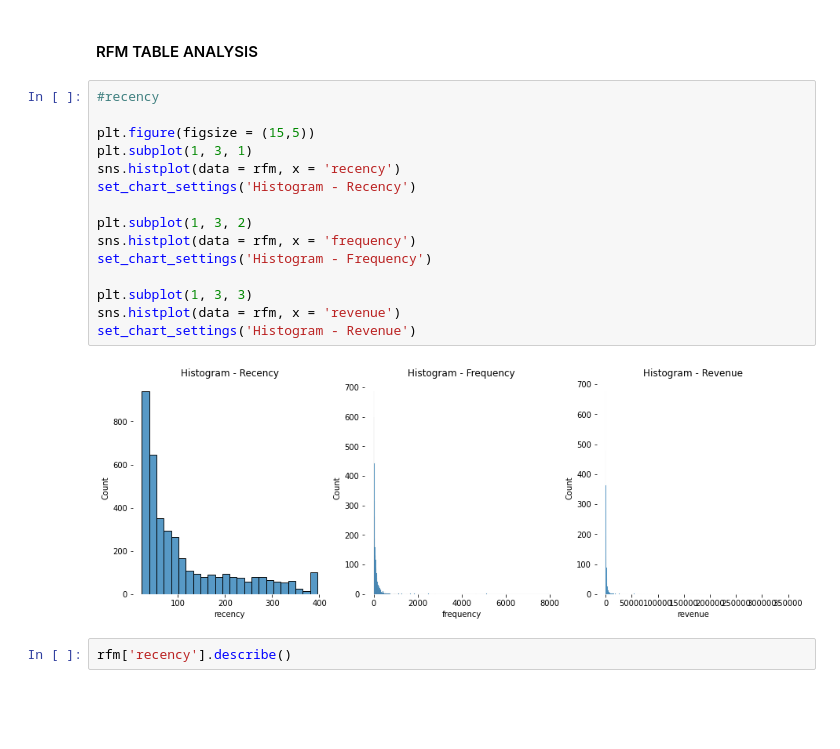
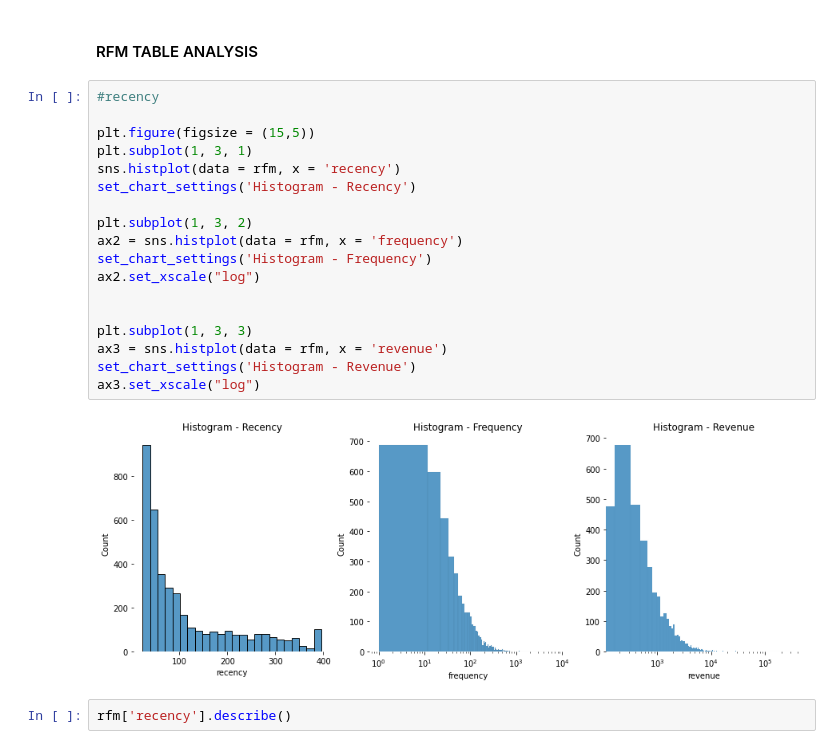
Before and after one commit to daianeklein/customer-segmentation, a Jupyter notebook: customer-segmentation.ipynb, the cells around one changed output. Drawn from its saved outputs; the diff is of its cells as text; blank space fills up the shorter version.

```diff
--- a/customer-segmentation.ipynb
+++ b/customer-segmentation.ipynb
@@ -510,20 +531,23 @@ rfm
 # %%
 #recency
 
 plt.figure(figsize = (15,5))
 plt.subplot(1, 3, 1)
 sns.histplot(data = rfm, x = 'recency')
 set_chart_settings('Histogram - Recency')
 
 plt.subplot(1, 3, 2)
-sns.histplot(data = rfm, x = 'frequency')
+ax2 = sns.histplot(data = rfm, x = 'frequency')
 set_chart_settings('Histogram - Frequency')
+ax2.set_xscale("log")
+
 
 plt.subplot(1, 3, 3)
-sns.histplot(data = rfm, x = 'revenue')
+ax3 = sns.histplot(data = rfm, x = 'revenue')
 set_chart_settings('Histogram - Revenue')
+ax3.set_xscale("log")
 # %% [output]
-[figure, old version]
+[figure, new version]
 # %%
 rfm['recency'].describe()
 # %% [output]
```
Also changed, not shown: parts of 26 cells of this notebook.
